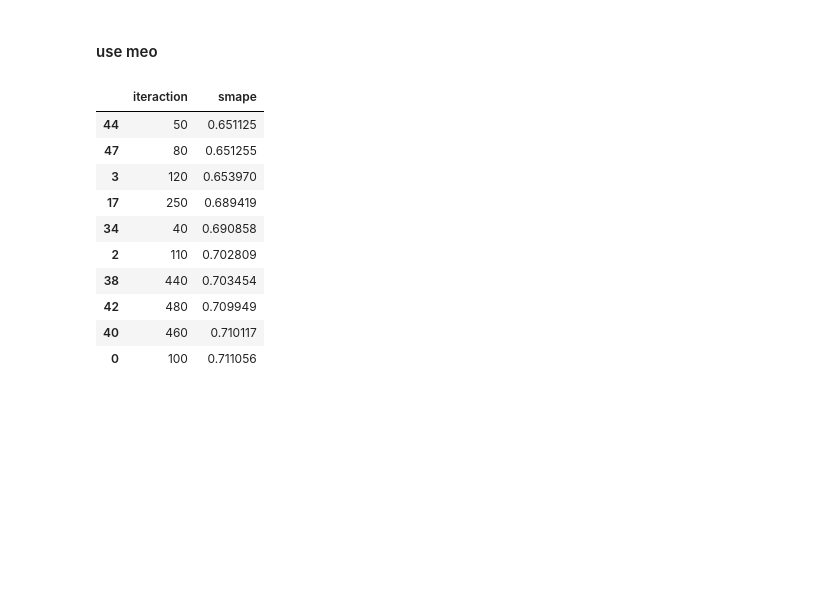
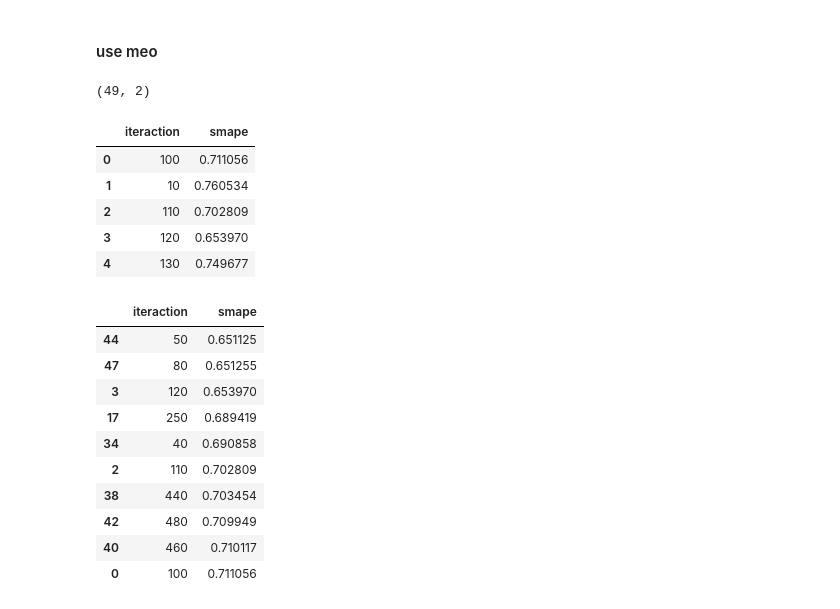
Before and after one commit to txytju/air-quality-prediction, a Jupyter notebook: hyper_parameters_tuning.ipynb, the cells around one changed output. Cells and saved outputs as stored; diff of their text form; code cells hidden in the pictures; blank space fills up the shorter version.

```diff
--- a/hyper_parameters_tuning.ipynb
+++ b/hyper_parameters_tuning.ipynb
@@ -67,10 +67,23 @@ plt.ylabel("smape")
 #### use meo
 # %%
 df = pd.read_csv("data/meo_and_aq_seq2seq_result.csv")
+# %%
+df.shape
+# %% [output]
+(49, 2)
 # %%
 name_group = {"1.2090569966102747":"smape", "multivariate_0_iteractions":"iteraction"}
 df.rename(columns=name_group, inplace=True)
 df['iteraction'] = df['iteraction'].apply(lambda x : x.split("_")[1])
+# %%
+df.head()
+# %% [output]
+|  | iteraction | smape |
+| 0 | 100 | 0.711056 |
+| 1 | 10 | 0.760534 |
+| 2 | 110 | 0.702809 |
+| 3 | 120 | 0.653970 |
+| 4 | 130 | 0.749677 |
 # %%
 df.sort_values(by="smape").head(10)
 # %% [output]
```
Also changed, not shown: parts of 6 cells of this notebook, 2 other files.
